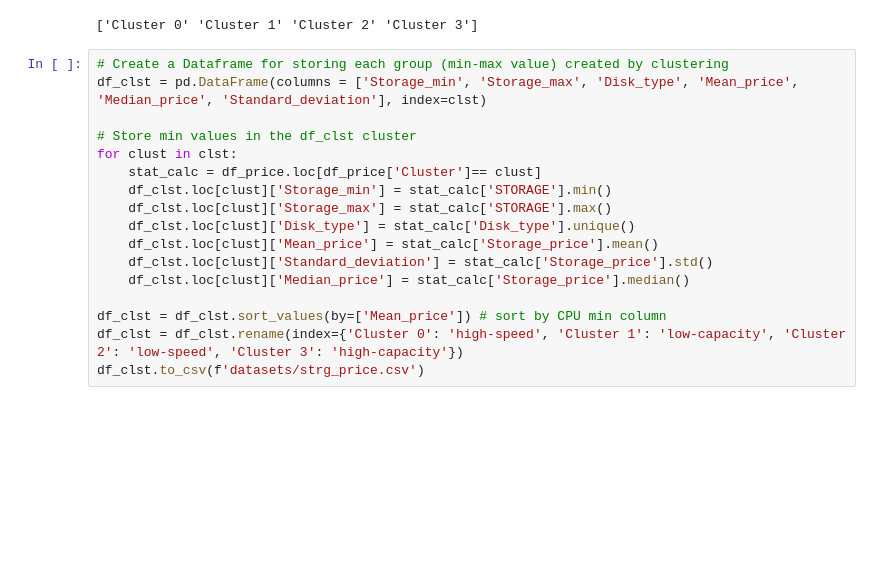
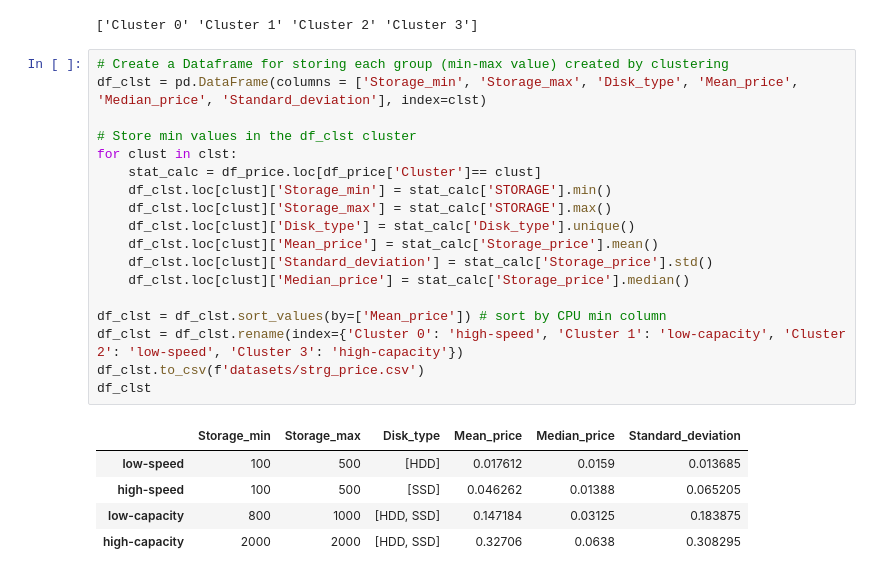
Before and after one commit to gfragi/cloudCasestudy, a Jupyter notebook: clustering-storage.ipynb, the cells around one changed output. Cells and saved outputs as stored; diff of their text form; blank space fills up the shorter version.

```diff
--- a/clustering-storage.ipynb
+++ b/clustering-storage.ipynb
@@ -157,17 +157,24 @@ print(clst)
 # %%
 # Create a Dataframe for storing each group (min-max value) created by clustering
 df_clst = pd.DataFrame(columns = ['Storage_min', 'Storage_max', 'Disk_type', 'Mean_price', 'Median_price', 'Standard_deviation'], index=clst)
 
 # Store min values in the df_clst cluster
 for clust in clst:
     stat_calc = df_price.loc[df_price['Cluster']== clust]
     df_clst.loc[clust]['Storage_min'] = stat_calc['STORAGE'].min()
     df_clst.loc[clust]['Storage_max'] = stat_calc['STORAGE'].max()
     df_clst.loc[clust]['Disk_type'] = stat_calc['Disk_type'].unique()
     df_clst.loc[clust]['Mean_price'] = stat_calc['Storage_price'].mean()
     df_clst.loc[clust]['Standard_deviation'] = stat_calc['Storage_price'].std()
     df_clst.loc[clust]['Median_price'] = stat_calc['Storage_price'].median()
 
 df_clst = df_clst.sort_values(by=['Mean_price']) # sort by CPU min column
 df_clst = df_clst.rename(index={'Cluster 0': 'high-speed', 'Cluster 1': 'low-capacity', 'Cluster 2': 'low-speed', 'Cluster 3': 'high-capacity'})
 df_clst.to_csv(f'datasets/strg_price.csv')
+df_clst
+# %% [output]
+|  | Storage_min | Storage_max | Disk_type | Mean_price | Median_price | Standard_deviation |
+| low-speed | 100 | 500 | [HDD] | 0.017612 | 0.0159 | 0.013685 |
+| high-speed | 100 | 500 | [SSD] | 0.046262 | 0.01388 | 0.065205 |
+| low-capacity | 800 | 1000 | [HDD, SSD] | 0.147184 | 0.03125 | 0.183875 |
+| high-capacity | 2000 | 2000 | [HDD, SSD] | 0.32706 | 0.0638 | 0.308295 |
```
Also changed, not shown: 3 other files.
